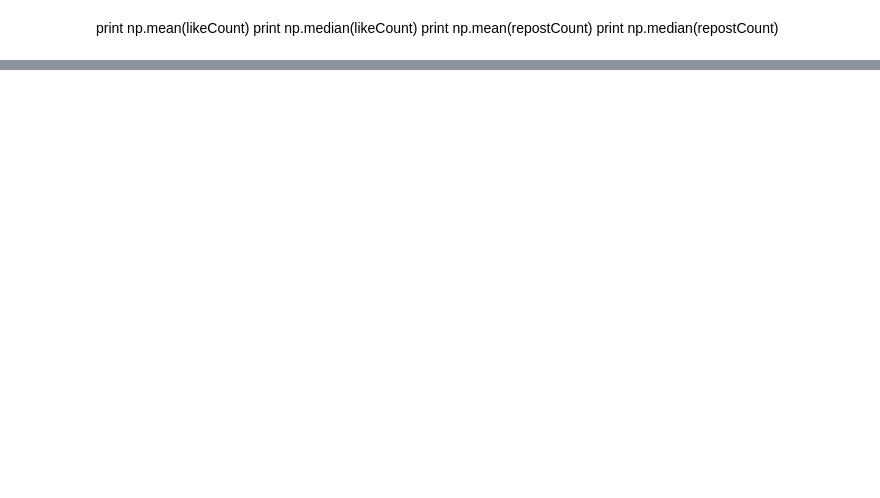
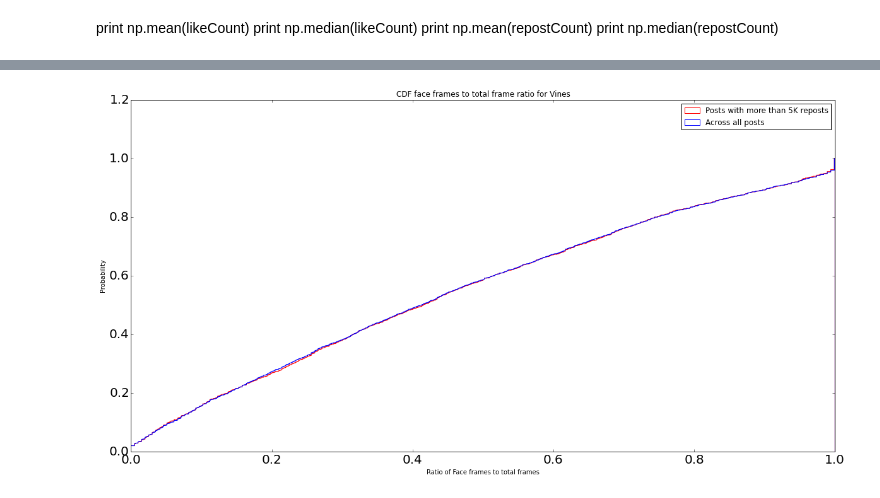
Before and after one commit to sagarjoglekar/vineCrawl, a Jupyter notebook: notebooks/FaceAnalysisVine.ipynb, the cells around one changed output, grey strips where cells are left out. Saved outputs shown, nothing was run; the diff lists cells and outputs as text; code cells hidden in the pictures; blank space fills up the shorter version.

```diff
--- a/notebooks/FaceAnalysisVine.ipynb
+++ b/notebooks/FaceAnalysisVine.ipynb
@@ -245,7 +270,7 @@ selFrontalPercentages = np.zeros((len(indices),1))
 selProfilePercentages = np.zeros((len(indices),1))
 
 for i in range(len(indices)):
-    selPercentages[i] = float(max(faceFrames[i],profileFrames[i]))/float(totFrames[indices[i]])
+    selPercentages[i] = facePercentages[i]
     selProfilePercentages[i] = float(profileFrames[i])/float(totFrames[indices[i]])
     selFrontalPercentages[i] = float(faceFrames[i])/float(totFrames[indices[i]])
 
@@ -282,17 +314,17 @@ plt.show()
 # %%
 fig, ax = plt.subplots()
 fig.set_size_inches(20, 10)
 hist1 = plt.hist(selPercentages, 1000, normed=1,histtype='step', cumulative=True ,color='r')
-hist2 = plt.hist(percentages, 500, normed=1,histtype='step', cumulative=True , color='b')
+hist2 = plt.hist(facePercentages, 1000, normed=1,histtype='step', cumulative=True , color='b')
 
-# y = mlab.normpdf(bins, percentages).cumsum()
-# y /= y[-1]
-#plt.plot(bins, n, 'k--', linewidth=1.5)
+
 plt.title("CDF face frames to total frame ratio for Vines")
 plt.xlabel("Ratio of Face frames to total frames")
 plt.ylabel("Probability")
 plt.legend(['Posts with more than 5K reposts', 'Across all posts'])
 plt.show()
+# %% [output]
+[figure, added]
 # %%
 print np.mean(selPercentages)
 print np.median(selPercentages)
```
Also changed, not shown: parts of 18 cells of this notebook, 10 other files.
